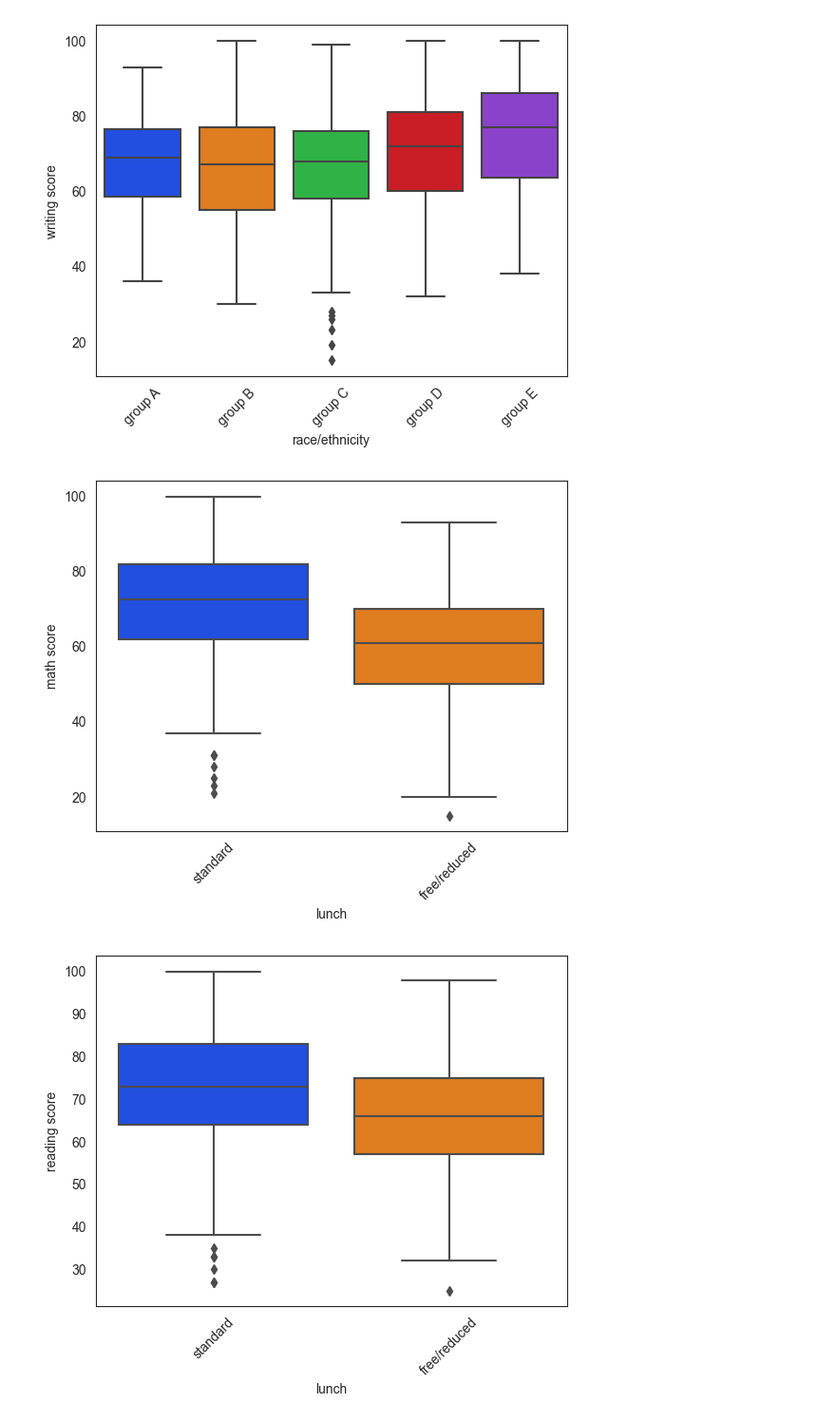
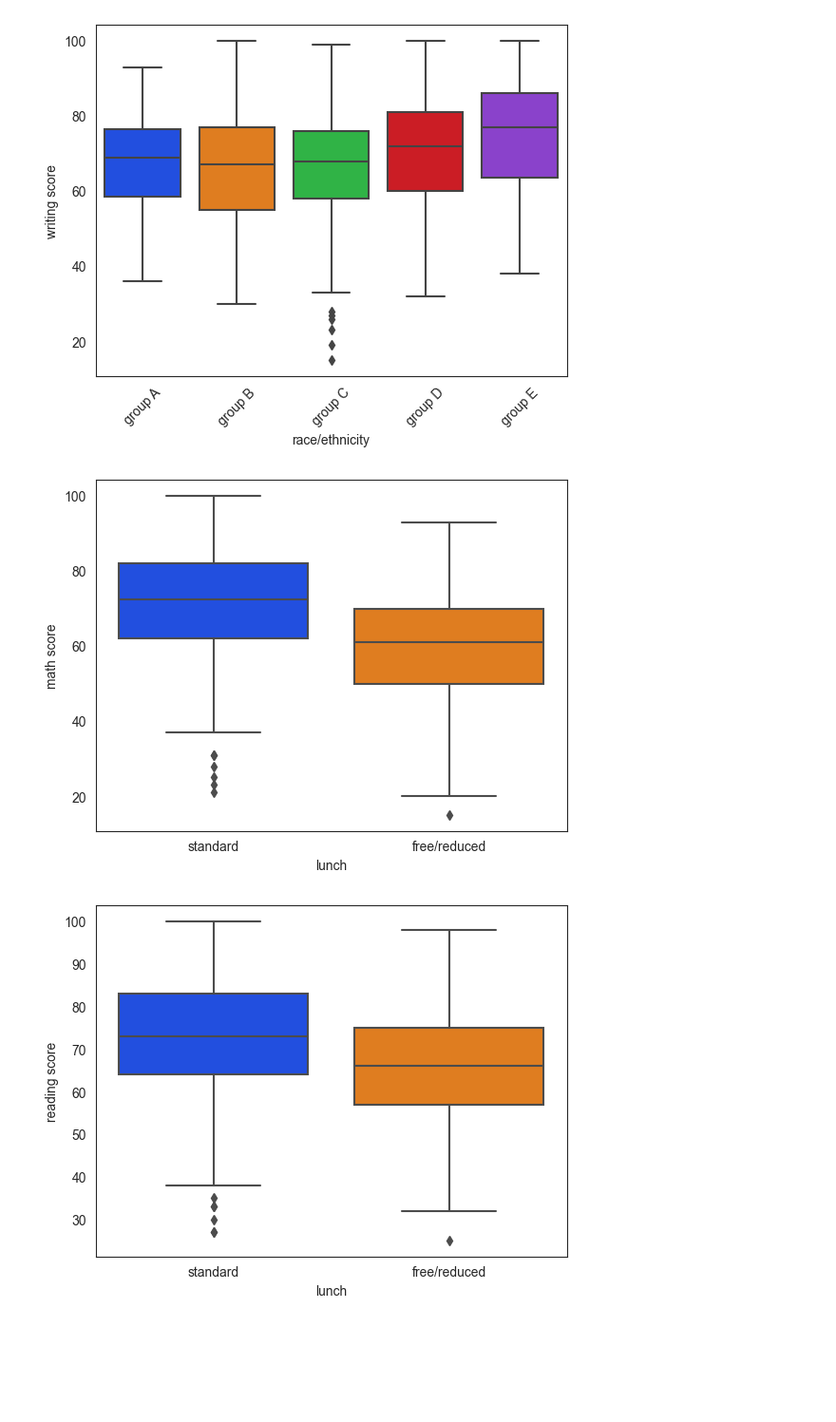
Before and after one commit to DanielPopoola/data-science-projects, a Jupyter notebook: Student-Performance-Prediction.ipynb, the cells around one changed output. Shown at 95% size. Saved outputs shown, nothing was run; the diff lists cells and outputs as text; code cells hidden in the pictures; blank space fills up the shorter version.

```diff
--- a/Student-Performance-Prediction.ipynb
+++ b/Student-Performance-Prediction.ipynb
@@ -194,12 +194,12 @@ for test in tests:
 # %%
 for test in tests:
     sns.set_style('white')
     sns.set_palette('bright')
     sns.boxplot(data=data,
                 x='lunch',
                 y=test)
-    plt.xticks(rotation=45)
+    plt.xticks(rotation=0)
     plt.show()
 # %% [output]
-[figure, old version]
+[figure, new version]
-[figure, old version]
+[figure, new version]
```
Also changed, not shown: parts of 1 cell of this notebook.
